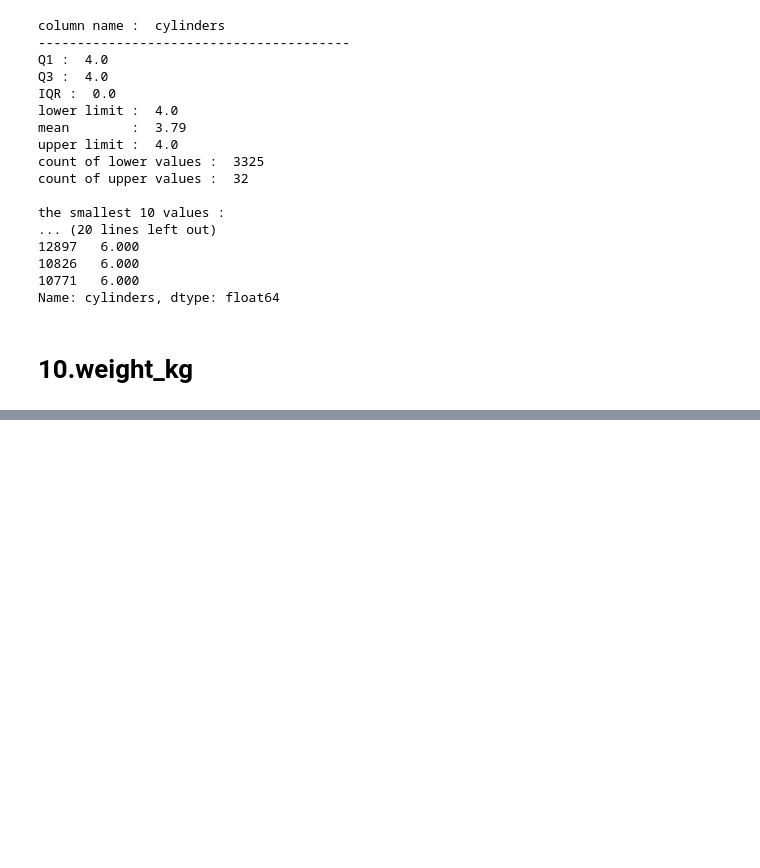
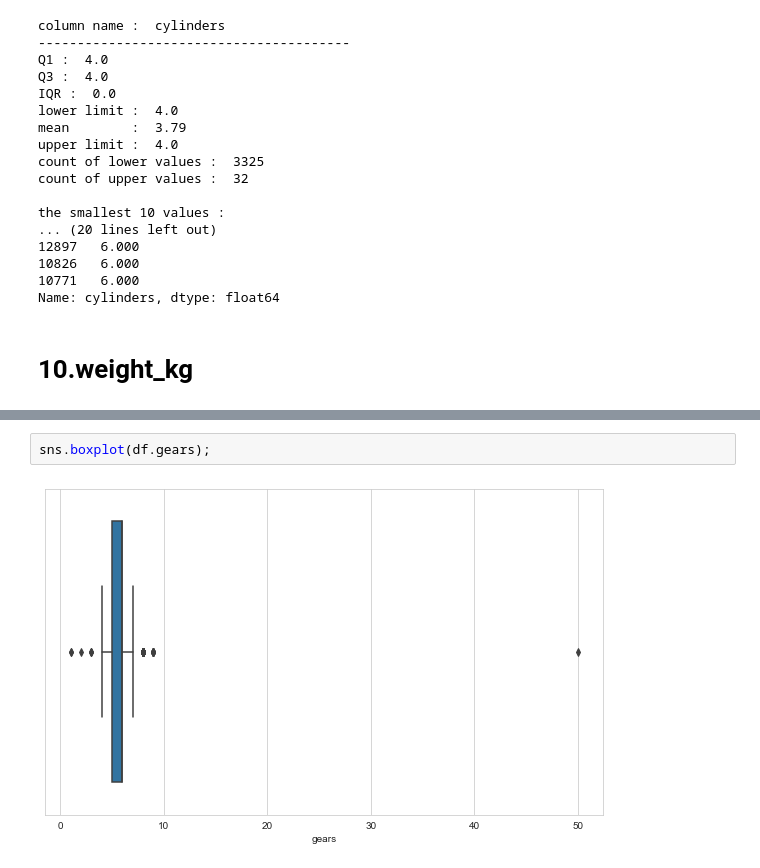
Before and after one commit to ustab/SOURCE, a Jupyter notebook: Expolatory Data Analysis(EDA) Capstone Project-Scout Car/Capstone Project-(Handling With Outliers).ipynb, the cells around one changed output, grey strips where cells are left out. Cells and saved outputs as stored; diff of their text form; blank space fills up the shorter version.

```diff
--- a/Expolatory Data Analysis(EDA) Capstone Project-Scout Car/Capstone Project-(Handling With Outliers).ipynb
+++ b/Expolatory Data Analysis(EDA) Capstone Project-Scout Car/Capstone Project-(Handling With Outliers).ipynb
@@ -634,0 +780,4 @@ Name: cylinders, dtype: float64
+# %%
+sns.boxplot(df.gears);
+# %% [output]
+[figure, added]
```
Also changed, not shown: parts of 18 cells of this notebook.
